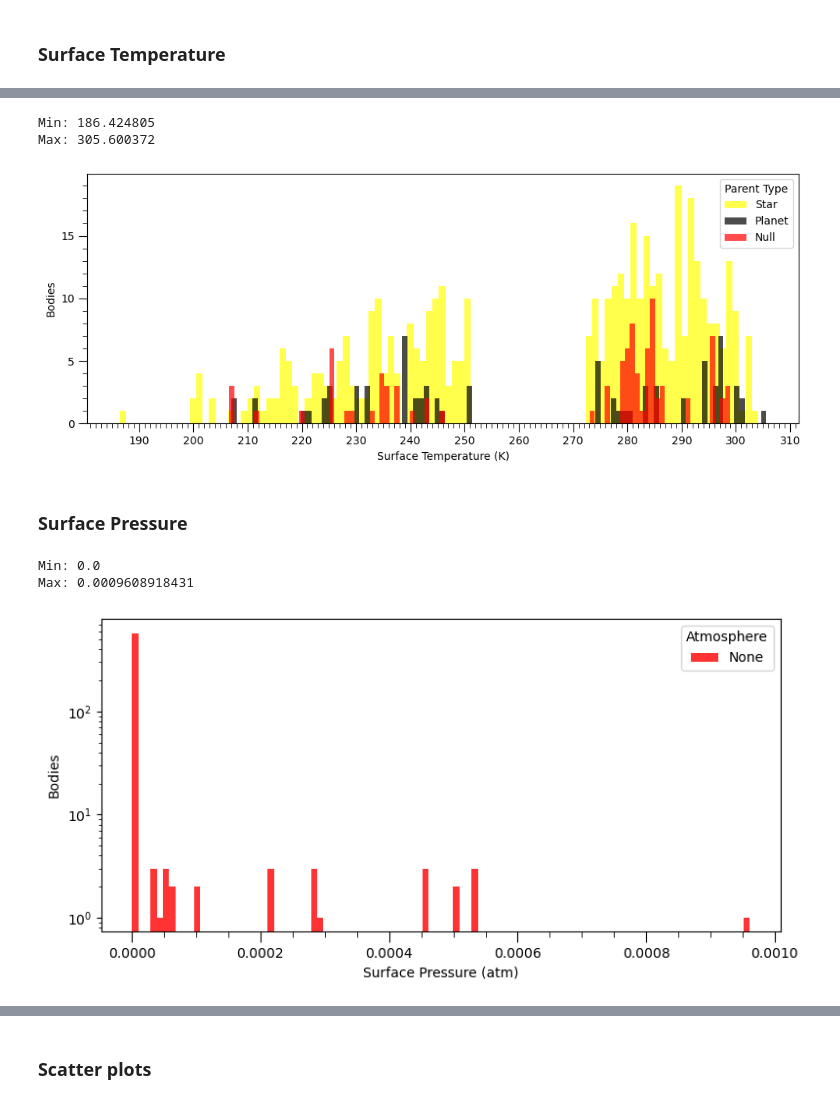
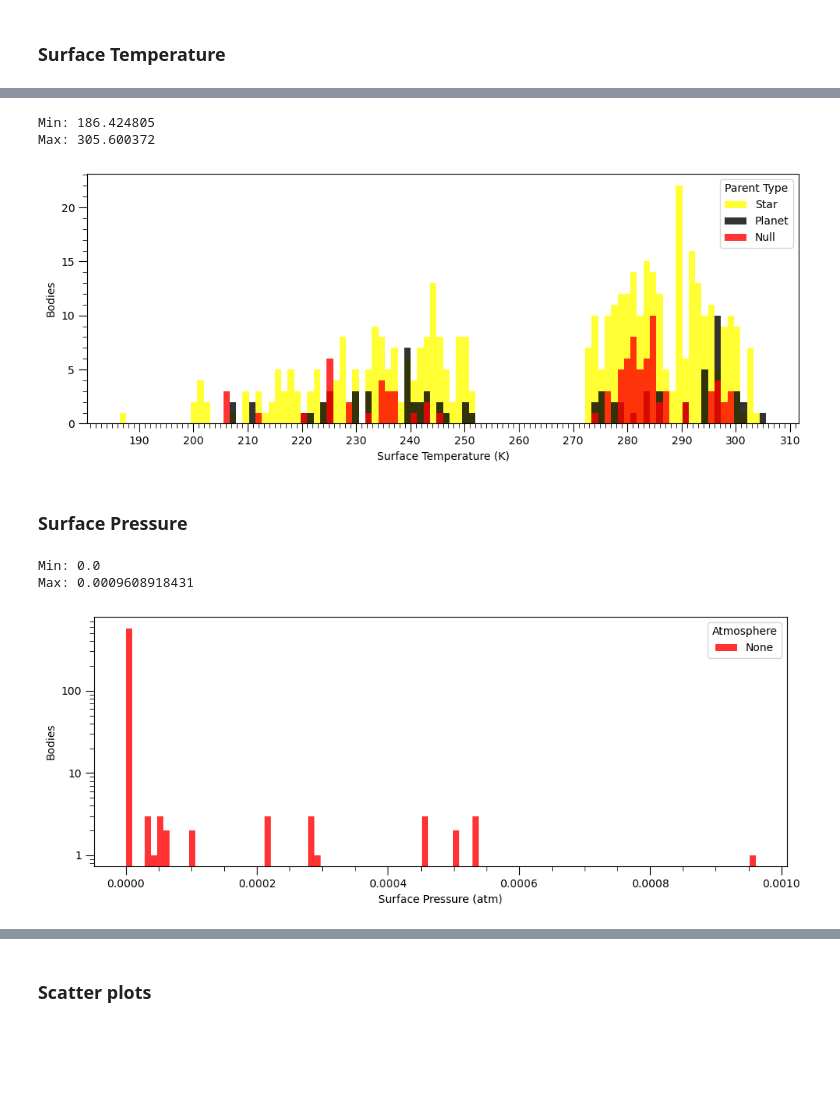
Before and after one commit to Dr-Nozimo/GuardianRuinAnalyses, a Jupyter notebook: ruin_parameters/RuinParameters.ipynb, the cells around one changed output, grey strips where cells are left out. Saved outputs shown, nothing was run; the diff lists cells and outputs as text; code cells hidden in the pictures; blank space fills up the shorter version.

```diff
--- a/ruin_parameters/RuinParameters.ipynb
+++ b/ruin_parameters/RuinParameters.ipynb
@@ -18,11 +19,9 @@ input_data = pd.read_csv("data/GuardianLogs-FullRuinsData.csv", dtype={"Material
 # %%
 # Element symbols
 symbols = {
-    "Antimony":"Sb", "Arsenic":"As", "Cadmium":"Cd", "Carbon":"C", "Chromium":"Cr",
-    "Germanium":"Ge", "Iron":"Fe", "Manganese":"Mn", "Mercury":"Hg", "Molybdenum":"Mo",
-    "Nickel":"Ni", "Niobium":"Nb", "Phosphorus":"P", "Polonium":"Po", "Ruthenium":"Ru",
-    "Selenium":"Se", "Sulphur":"S", "Technetium":"Tc", "Tellurium":"Te", "Tin":"Sn",
-    "Tungsten":"W", "Vanadium":"V", "Yttrium":"Y", "Zinc":"Zn", "Zirconium":"Zr"
+    "Antimony":"Sb", "Arsenic":"As", "Cadmium":"Cd", "Carbon":"C", "Chromium":"Cr", "Germanium":"Ge", "Iron":"Fe", "Manganese":"Mn", "Mercury":"Hg",
+    "Molybdenum":"Mo", "Nickel":"Ni", "Niobium":"Nb", "Phosphorus":"P", "Polonium":"Po", "Ruthenium":"Ru", "Selenium":"Se", "Sulphur":"S", "Technetium":"Tc",
+    "Tellurium":"Te", "Tin":"Sn", "Tungsten":"W", "Vanadium":"V", "Yttrium":"Y", "Zinc":"Zn", "Zirconium":"Zr"
 }
 
 # Process imported df to parse elements
@@ -275,53 +239,30 @@ Max: 305.600372
 # %%
-surfT = pd.to_numeric(processed_data["Surface Temperature (K)"], errors="coerce")
-
-print(f"Min: {surfT.min()}")
-print(f"Max: {surfT.max()}")
-
-fig, ax = plt.subplots(figsize=(10, 4))
-
-for value, color in [("Star", "yellow"), ("Planet", "black"), ("Null", "red")]:
-    category = processed_data["Parent Type"].eq(value)
-    ax.hist(surfT[category].dropna(), bins=100, color=color, alpha=0.7, label=value)
-
-ax.set_xlabel("Surface Temperature (K)")
-ax.set_ylabel("Bodies")
-ax.xaxis.set_major_locator(MultipleLocator(10))
-ax.xaxis.set_minor_locator(MultipleLocator(1))
-ax.yaxis.set_major_locator(MultipleLocator(5))
-ax.yaxis.set_minor_locator(MultipleLocator(1))
-ax.tick_params(axis="both", which="major", length=8)
-ax.tick_params(axis="both", which="minor", length=4)
-ax.legend(title="Parent Type")
-plt.tight_layout()
-plt.show()
+histogram(
+    "Surface Temperature (K)",
+    legend_title="Parent Type",
+    groups={"Star": "Star", "Planet": "Planet", "Null": "Null"},
+    colors={"Star": "yellow", "Planet": "black", "Null": "red"},
+    x_major=10,
+    x_minor=1
+)
 # %% [output]
 Min: 186.424805
 Max: 305.600372
-[figure, old version]
+[figure, new version]
 # %% [markdown]
 ### Surface Pressure
 # %%
-surfP = pd.to_numeric(processed_data["Surface Pressure (atm)"], errors="coerce")
-
-print(f"Min: {surfP.min()}")
-print(f"Max: {surfP.max()}")
-
-fig, ax = plt.subplots(figsize=(8, 4))
-ax.hist(surfP[processed_data["Atmosphere"] == "none"].dropna(), bins=100, color="red", alpha=0.8, label="None")
-
-ax.set_xlabel("Surface Pressure (atm)")
-ax.set_ylabel("Bodies")
-ax.set_yscale("log")
-ax.xaxis.set_major_locator(MultipleLocator(0.0002))
-ax.xaxis.set_minor_locator(MultipleLocator(0.00005))
-ax.tick_params(axis="x", which="major", length=8)
-ax.tick_params(axis="x", which="minor", length=4)
-ax.legend(title="Atmosphere")
-plt.tight_layout()
-plt.show()
+histogram(
+    "Surface Pressure (atm)",
+    legend_title="Atmosphere",
+    groups={"None": "none"},
+    colors={"None": "red"},
+    x_major=0.0002,
+    x_minor=0.00005,
+    yscale="log"
+)
 # %% [output]
 Min: 0.0
 Max: 0.0009608918431
-[figure, old version]
+[figure, new version]
 # %%
```
Also changed, not shown: parts of 23 cells of this notebook.
